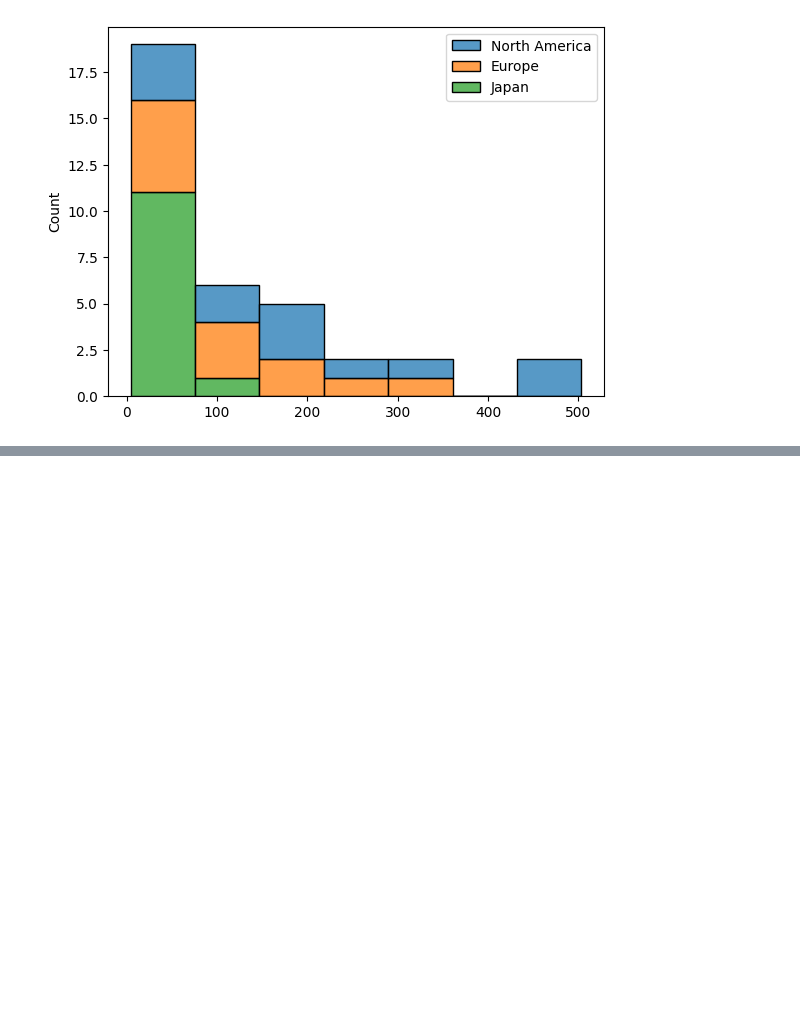
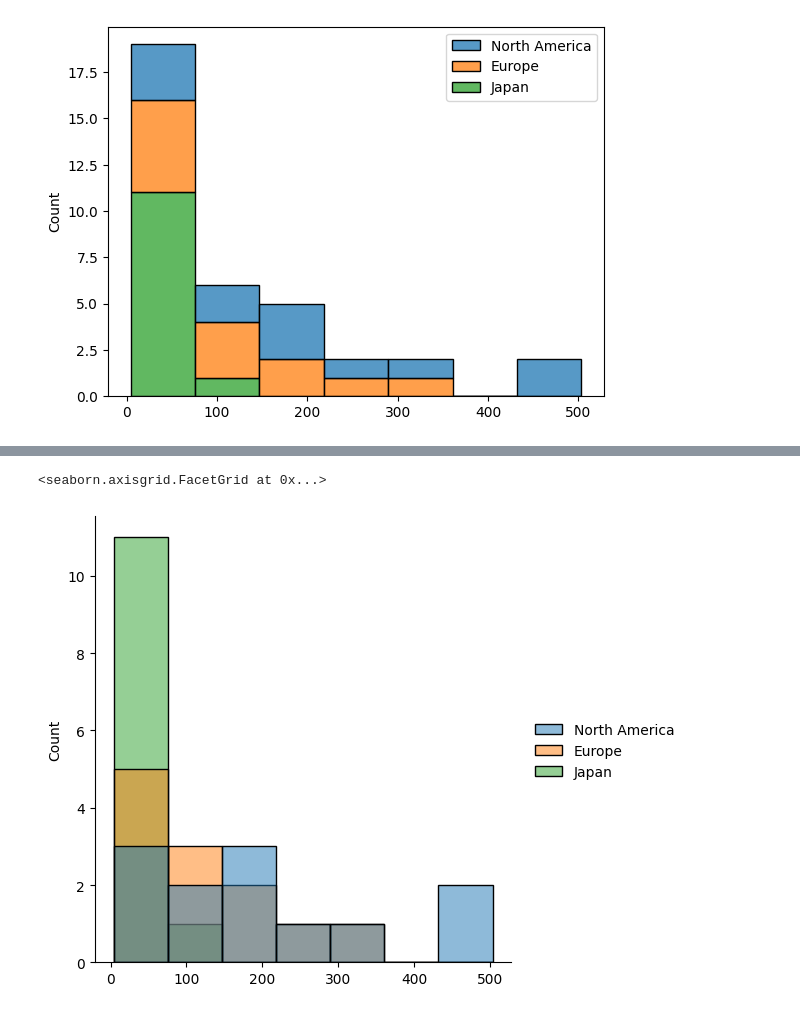
Before and after one commit to tangiambe/Data_Analytics_Project, a Jupyter notebook: genre_country_sales.ipynb, the cells around one changed output, grey strips where cells are left out. Cells and saved outputs as stored; diff of their text form; code cells hidden in the pictures; blank space fills up the shorter version.

```diff
--- a/genre_country_sales.ipynb
+++ b/genre_country_sales.ipynb
@@ -103,0 +153,5 @@ sns.histplot(genreSales, multiple='stack')
+# %%
+sns.displot(genreSales)
+# %% [output]
+<seaborn.axisgrid.FacetGrid at 0x...>
+[figure, added]
```
Also changed, not shown: parts of 8 cells of this notebook.
